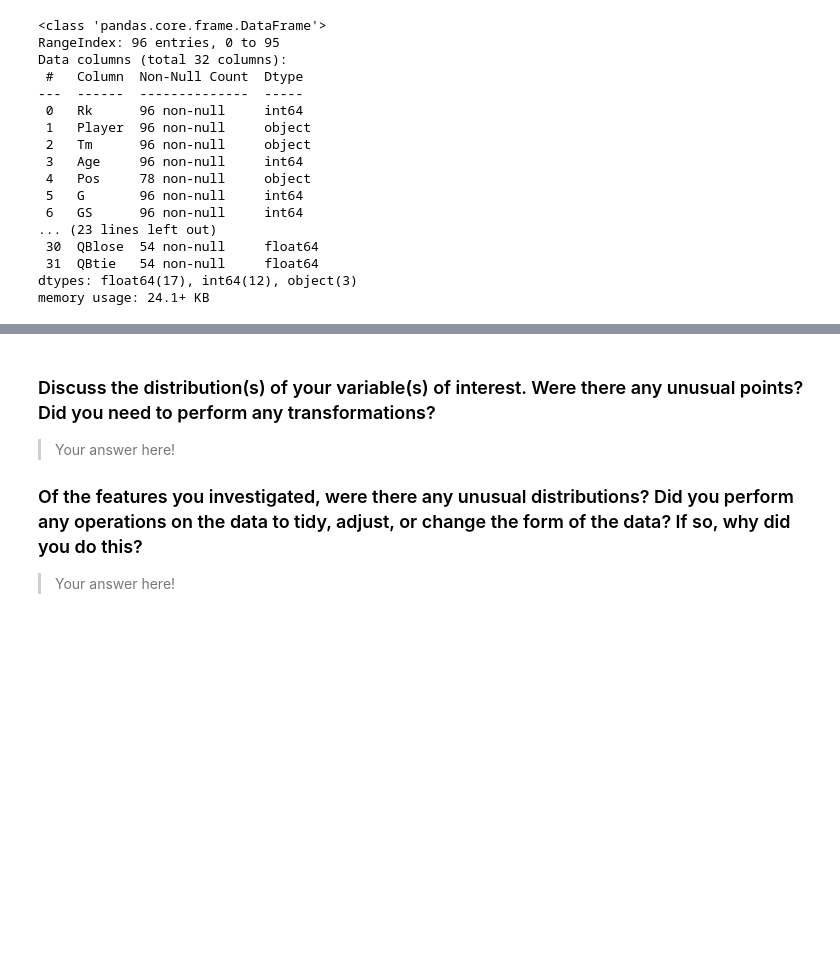
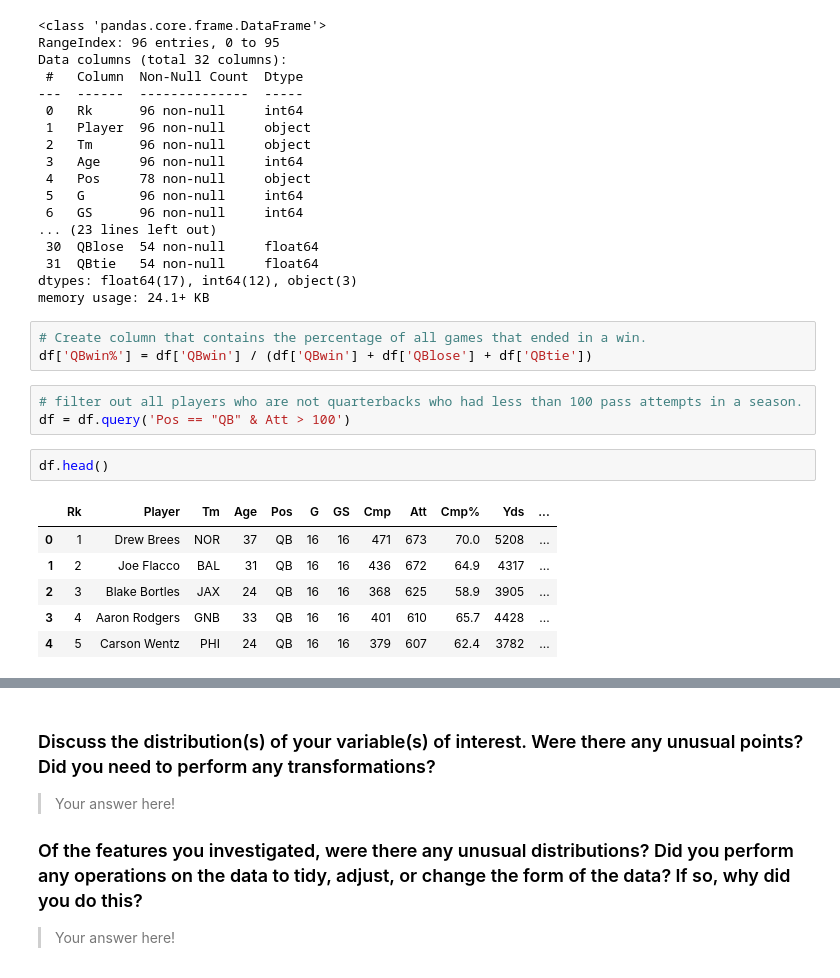
Before and after one commit to ChristopherSJames/Quarterback-Point-Analysis-2016, a Jupyter notebook: qb_point_analysis.ipynb, the cells around one changed output, grey strips where cells are left out. Cells and saved outputs as stored; diff of their text form; blank space fills up the shorter version.

```diff
--- a/qb_point_analysis.ipynb
+++ b/qb_point_analysis.ipynb
@@ -48,3 +60,18 @@ Data columns (total 32 columns):
  31  QBtie   54 non-null     float64
 dtypes: float64(17), int64(12), object(3)
 memory usage: 24.1+ KB
+# %%
+# Create column that contains the percentage of all games that ended in a win.
+df['QBwin%'] = df['QBwin'] / (df['QBwin'] + df['QBlose'] + df['QBtie'])
+# %%
+# filter out all players who are not quarterbacks who had less than 100 pass attempts in a season.
+df = df.query('Pos == "QB" & Att > 100')
+# %%
+df.head()
+# %% [output]
+|  | Rk | Player | Tm | Age | Pos | G | GS | Cmp | Att | Cmp% | Yds | ... |
+| 0 | 1 | Drew Brees | NOR | 37 | QB | 16 | 16 | 471 | 673 | 70.0 | 5208 | ... |
+| 1 | 2 | Joe Flacco | BAL | 31 | QB | 16 | 16 | 436 | 672 | 64.9 | 4317 | ... |
+| 2 | 3 | Blake Bortles | JAX | 24 | QB | 16 | 16 | 368 | 625 | 58.9 | 3905 | ... |
+| 3 | 4 | Aaron Rodgers | GNB | 33 | QB | 16 | 16 | 401 | 610 | 65.7 | 4428 | ... |
+| 4 | 5 | Carson Wentz | PHI | 24 | QB | 16 | 16 | 379 | 607 | 62.4 | 3782 | ... |
```
Also changed, not shown: parts of 19 cells of this notebook.
